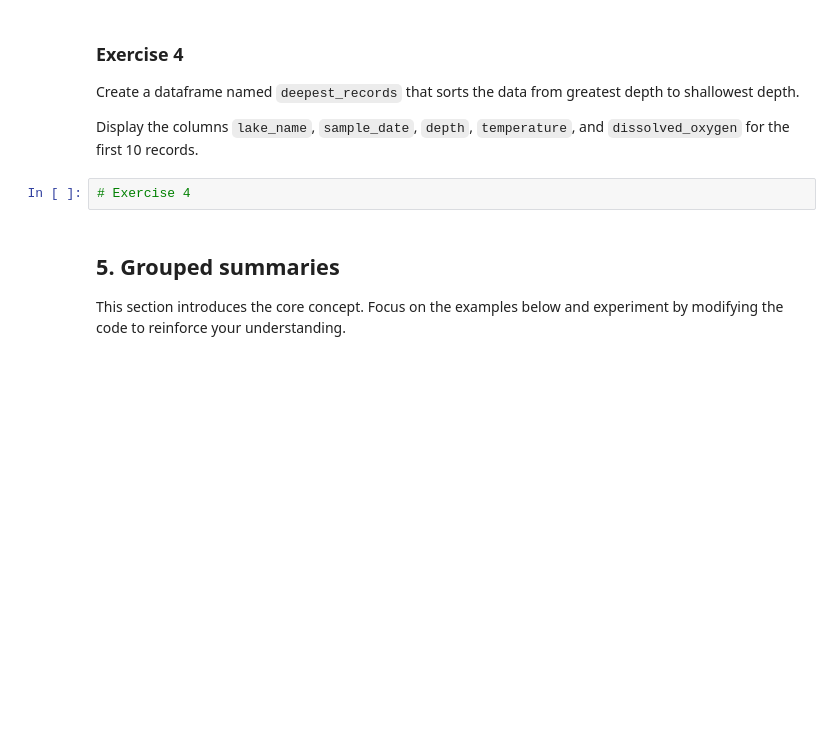
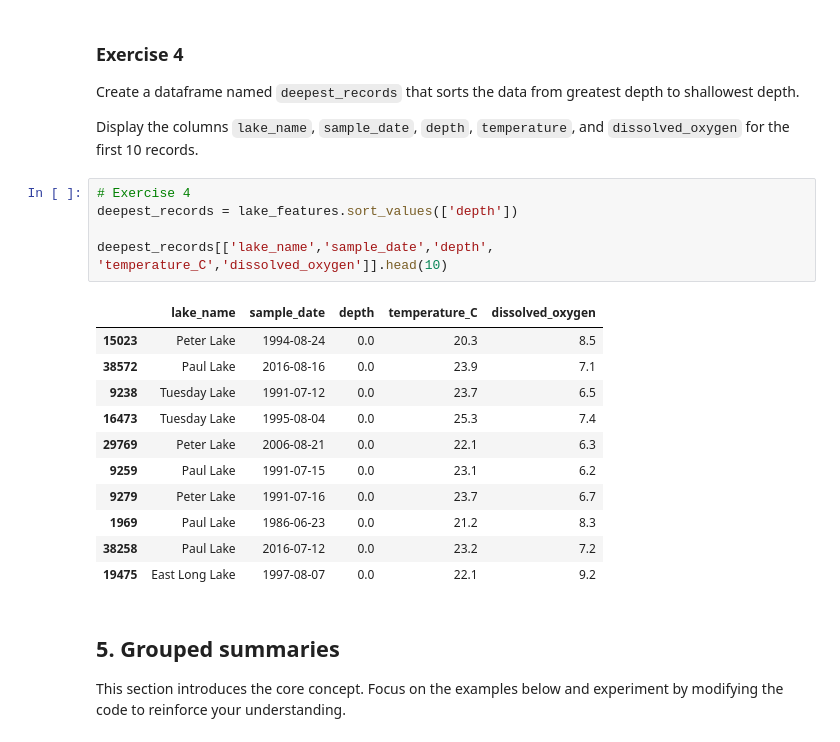
Before and after one commit to Agnowell25/ENV700, a Jupyter notebook: lessons/M4-data-wrangling-2.ipynb, the cells around one changed output. Drawn from its saved outputs; the diff is of its cells as text; blank space fills up the shorter version.

```diff
--- a/lessons/M4-data-wrangling-2.ipynb
+++ b/lessons/M4-data-wrangling-2.ipynb
@@ -380,6 +406,21 @@ Create a dataframe named `deepest_records` that sorts the data from greatest dep
 Display the columns `lake_name`, `sample_date`, `depth`, `temperature`, and `dissolved_oxygen` for the first 10 records.
 # %%
 # Exercise 4
+deepest_records = lake_features.sort_values(['depth'])
+
+deepest_records[['lake_name','sample_date','depth', 'temperature_C','dissolved_oxygen']].head(10)
+# %% [output]
+|  | lake_name | sample_date | depth | temperature_C | dissolved_oxygen |
+| 15023 | Peter Lake | 1994-08-24 | 0.0 | 20.3 | 8.5 |
+| 38572 | Paul Lake | 2016-08-16 | 0.0 | 23.9 | 7.1 |
+| 9238 | Tuesday Lake | 1991-07-12 | 0.0 | 23.7 | 6.5 |
+| 16473 | Tuesday Lake | 1995-08-04 | 0.0 | 25.3 | 7.4 |
+| 29769 | Peter Lake | 2006-08-21 | 0.0 | 22.1 | 6.3 |
+| 9259 | Paul Lake | 1991-07-15 | 0.0 | 23.1 | 6.2 |
+| 9279 | Peter Lake | 1991-07-16 | 0.0 | 23.7 | 6.7 |
+| 1969 | Paul Lake | 1986-06-23 | 0.0 | 21.2 | 8.3 |
+| 38258 | Paul Lake | 2016-07-12 | 0.0 | 23.2 | 7.2 |
+| 19475 | East Long Lake | 1997-08-07 | 0.0 | 22.1 | 9.2 |
 # %% [markdown]
 ## 5. Grouped summaries
 
```
Also changed, not shown: parts of 22 cells of this notebook, 1 other file.
